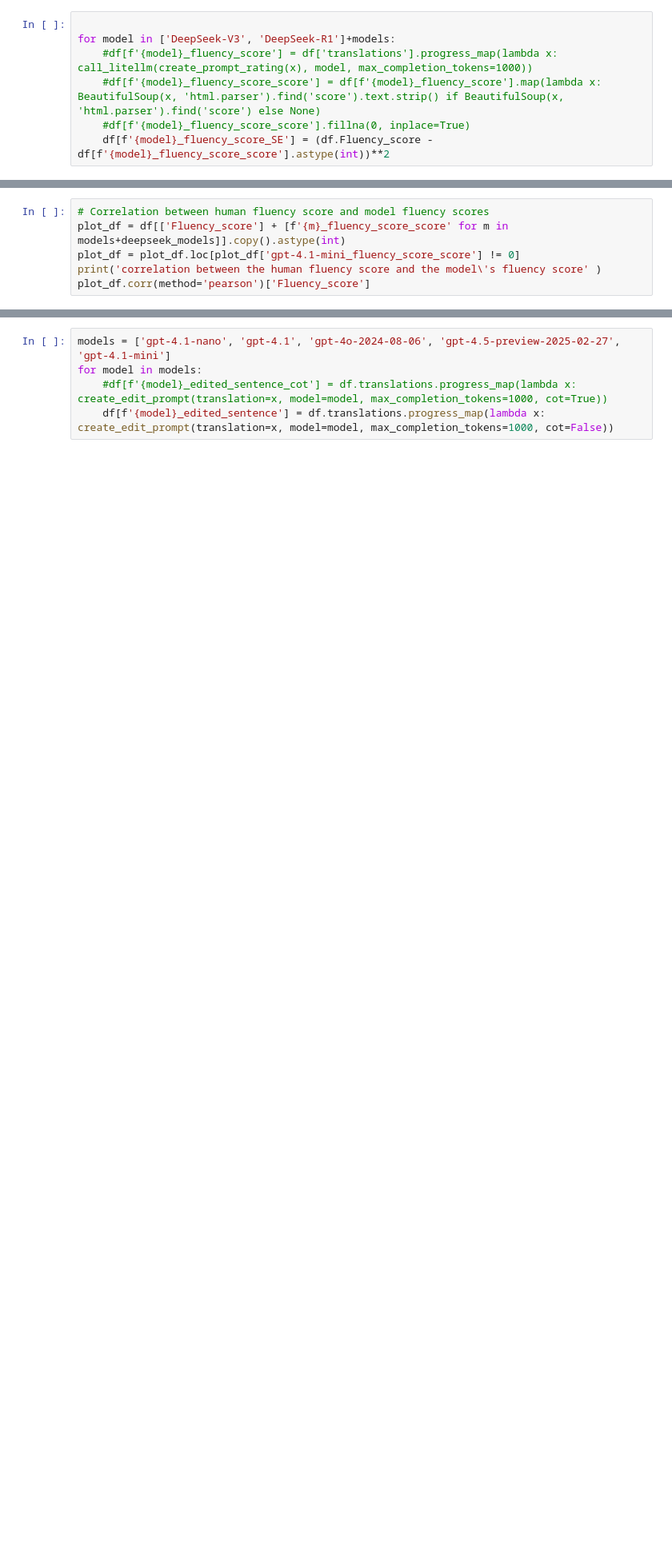
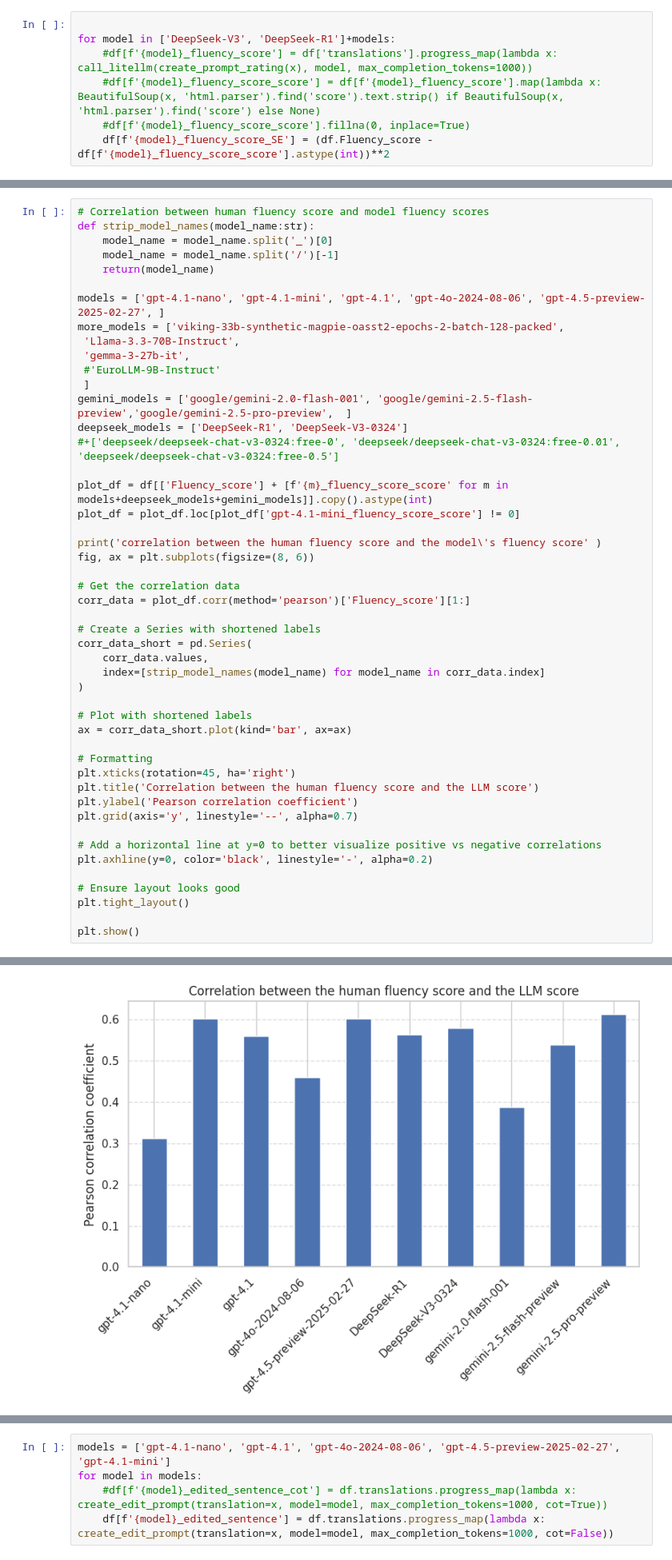
Before and after one commit to MariaBarrett335/translation_quality, a Jupyter notebook: notebooks/flores_fluency.ipynb, the cells around one changed output, grey strips where cells are left out. Shown at 80% size. Drawn from its saved outputs; the diff is of its cells as text; blank space fills up the shorter version.

```diff
--- a/notebooks/flores_fluency.ipynb
+++ b/notebooks/flores_fluency.ipynb
@@ -1213,8 +1264,50 @@ plt.show()
 # %%
 # Correlation between human fluency score and model fluency scores
-plot_df = df[['Fluency_score'] + [f'{m}_fluency_score_score' for m in models+deepseek_models]].copy().astype(int)
+def strip_model_names(model_name:str):
+    model_name = model_name.split('_')[0]
+    model_name = model_name.split('/')[-1]
+    return(model_name)
+
+models = ['gpt-4.1-nano', 'gpt-4.1-mini', 'gpt-4.1', 'gpt-4o-2024-08-06', 'gpt-4.5-preview-2025-02-27', ]
+more_models = ['viking-33b-synthetic-magpie-oasst2-epochs-2-batch-128-packed',
+ 'Llama-3.3-70B-Instruct',
+ 'gemma-3-27b-it',
+ #'EuroLLM-9B-Instruct'
+ ]
+gemini_models = ['google/gemini-2.0-flash-001', 'google/gemini-2.5-flash-preview','google/gemini-2.5-pro-preview',  ]
+deepseek_models = ['DeepSeek-R1', 'DeepSeek-V3-0324']
+#+['deepseek/deepseek-chat-v3-0324:free-0', 'deepseek/deepseek-chat-v3-0324:free-0.01', 'deepseek/deepseek-chat-v3-0324:free-0.5']
+
+plot_df = df[['Fluency_score'] + [f'{m}_fluency_score_score' for m in models+deepseek_models+gemini_models]].copy().astype(int)
 plot_df = plot_df.loc[plot_df['gpt-4.1-mini_fluency_score_score'] != 0]
+
 print('correlation between the human fluency score and the model\'s fluency score' )
-plot_df.corr(method='pearson')['Fluency_score']
+fig, ax = plt.subplots(figsize=(8, 6))
+
+# Get the correlation data
+corr_data = plot_df.corr(method='pearson')['Fluency_score'][1:]
+
+# Create a Series with shortened labels
+corr_data_short = pd.Series(
+    corr_data.values,
+    index=[strip_model_names(model_name) for model_name in corr_data.index]
+)
+
+# Plot with shortened labels
+ax = corr_data_short.plot(kind='bar', ax=ax)
+
+# Formatting
+plt.xticks(rotation=45, ha='right')
+plt.title('Correlation between the human fluency score and the LLM score')
+plt.ylabel('Pearson correlation coefficient')
+plt.grid(axis='y', linestyle='--', alpha=0.7)
+
+# Add a horizontal line at y=0 to better visualize positive vs negative correlations
+plt.axhline(y=0, color='black', linestyle='-', alpha=0.2)
+
+# Ensure layout looks good
+plt.tight_layout()
+
+plt.show()
 # %% [output]
 correlation between the human fluency score and the model's fluency score
@@ -1231 +1314,2 @@ Name: Fluency_score, dtype: float64
+[figure, added]
 # %%
```
Also changed, not shown: parts of 30 cells of this notebook, 8 other files.
